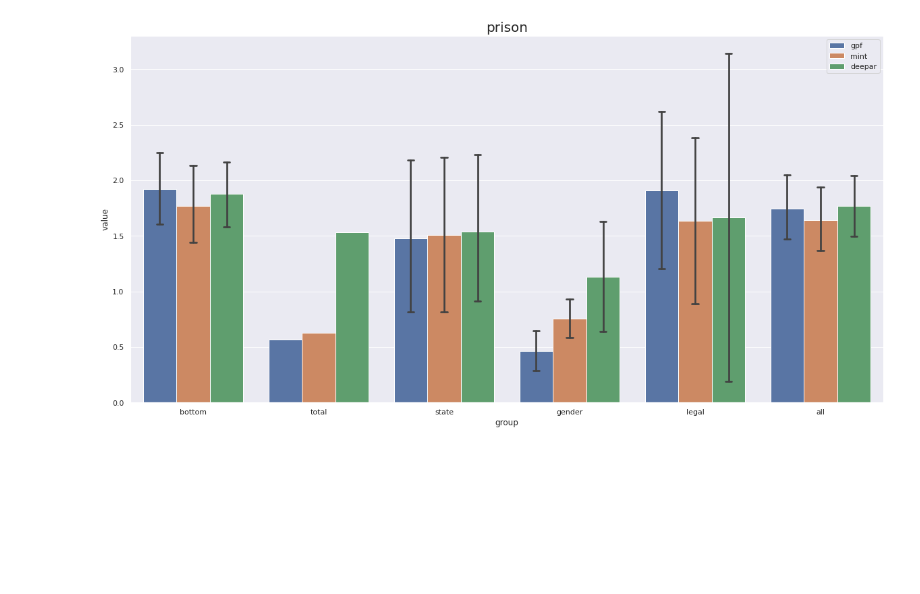
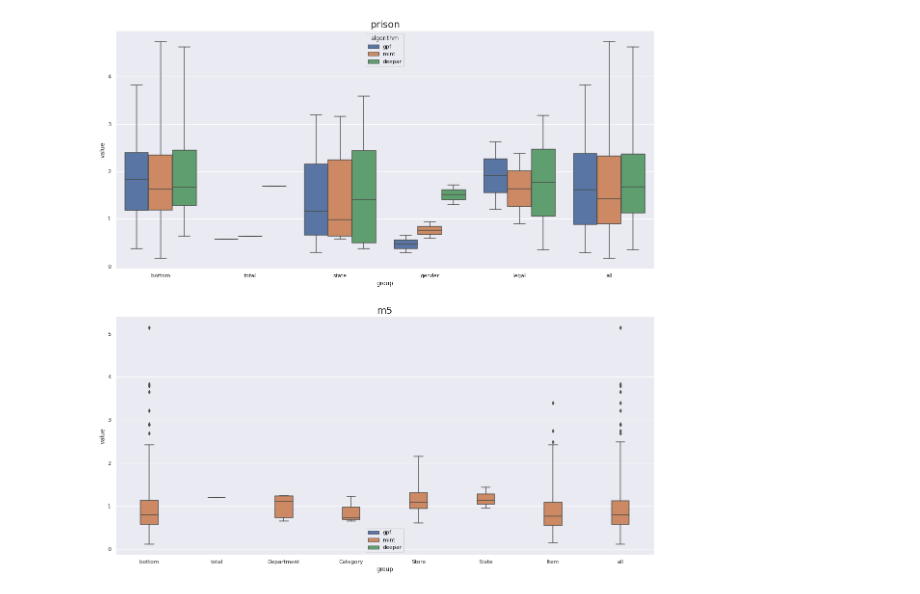
Before and after one commit to luisroque/run_models_distributed, a Jupyter notebook: notebooks/Results_comparing_all_algorithms_paper1.ipynb, the cells around one changed output. Cells and saved outputs as stored; diff of their text form; code cells hidden in the pictures; blank space fills up the shorter version.

```diff
--- a/notebooks/Results_comparing_all_algorithms_paper1.ipynb
+++ b/notebooks/Results_comparing_all_algorithms_paper1.ipynb
@@ -131,8 +131,8 @@ t.setUp()
 t.test_results_number_series_bottom()
 t.test_results_number_series_all()
 # %%
-datasets = ['prison', 'tourism', 'm5', 'police']
-query = 'jitter'
+datasets = ['prison', 'm5']
+query = 'time_warp'
 df_orig_list = []
 for d in datasets:
     dict_gpf = compute_aggreated_results_dict(algorithm='gpf', dataset=d)
@@ -140,34 +140,33 @@ for d in datasets:
     dict_mint = compute_aggreated_results_dict(algorithm='mint', dataset=d)
     df_mint = compute_aggregated_results_df(dict_mint)
     dict_deepar = compute_aggreated_results_dict(algorithm='deepar', dataset=d)
     df_deepar = compute_aggregated_results_df(dict_deepar)
     df_gpf['algorithm']='gpf'
     df_mint['algorithm']='mint'
     df_deepar['algorithm']='deepar'
     df = pd.concat([df_gpf, df_mint, df_deepar])
     df_orig = df[(df['version']=='orig')&(df['error']=='mase')].reset_index().drop(['index'], axis=1)
 
     # Usually we run 4 transformations even for the original dataset
     # ensure that we are analysing only one
     df_orig = df_orig[df_orig['transformation'].str.contains(query)]
 
     # sort values by algorithm to plot gpf -> mint -> deepar
     sorter = ['gpf', 'mint', 'deepar']
     df_orig.algorithm = df_orig.algorithm.astype("category")
     df_orig.algorithm.cat.set_categories(sorter, inplace=True)
     df_orig_list.append(df_orig)
 
 _, ax = plt.subplots(len(datasets), 1, figsize=(20, 10*len(datasets)))
 ax = ax.ravel()
 for i in range(len(datasets)):
-    fg = sns.barplot(x='group',
+    fg = sns.boxplot(x='group',
                       y='value',
                       hue='algorithm',
                       data=df_orig_list[i],
-                      capsize=.05,
                       ax=ax[i])
-    ax.set_title(datasets[i], fontsize=20)
+    ax[i].set_title(datasets[i], fontsize=20)
 plt.legend()
 plt.show()
 # %% [output]
-[figure, old version]
+[figure, new version]
```
Also changed, not shown: 10 other files.
